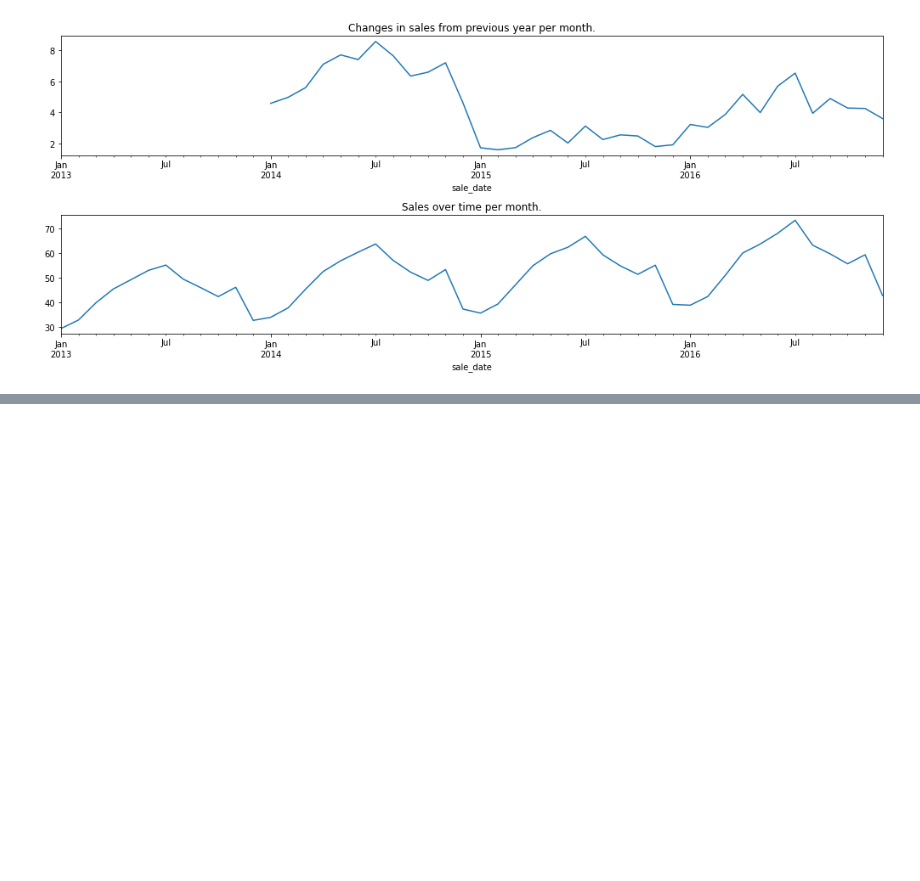
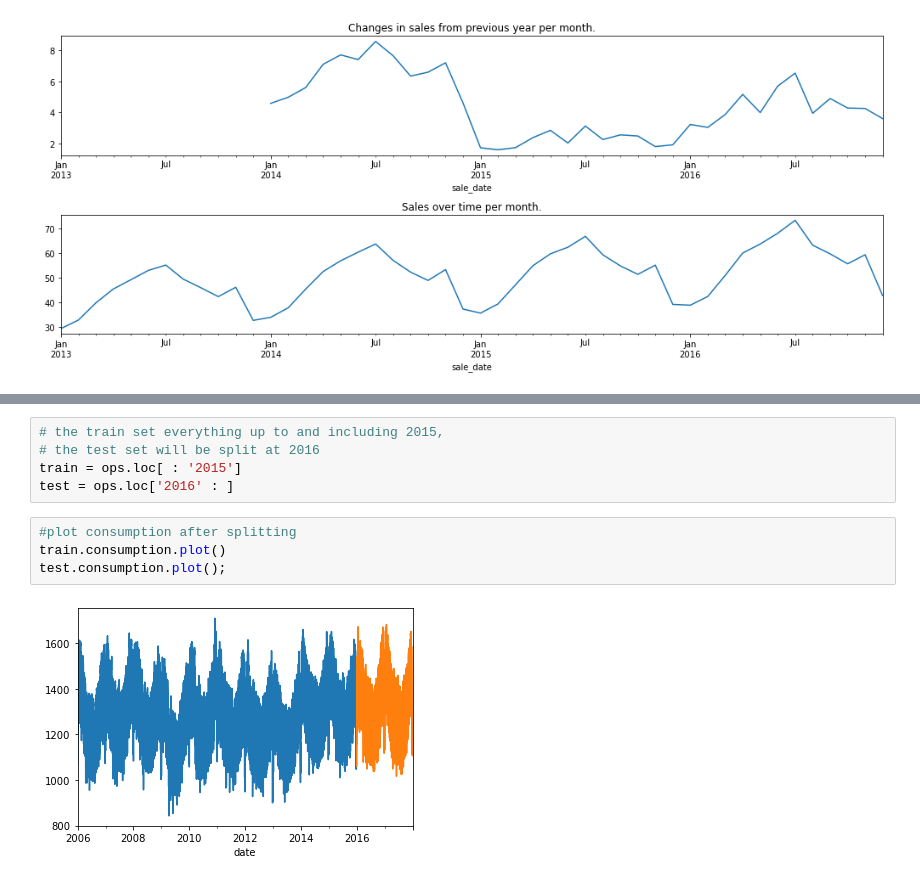
Before and after one commit to patrickamwayi/time-series-exercises, a Jupyter notebook: explore.ipynb, the cells around one changed output, grey strips where cells are left out. Cells and saved outputs as stored; diff of their text form; blank space fills up the shorter version.

```diff
--- a/explore.ipynb
+++ b/explore.ipynb
@@ -198,0 +251,11 @@ plt.tight_layout();
+# %%
+# the train set everything up to and including 2015,
+# the test set will be split at 2016
+train = ops.loc[ : '2015']
+test = ops.loc['2016' : ]
+# %%
+#plot consumption after splitting
+train.consumption.plot()
+test.consumption.plot();
+# %% [output]
+[figure, added]
```
Also changed, not shown: parts of 32 cells of this notebook.
